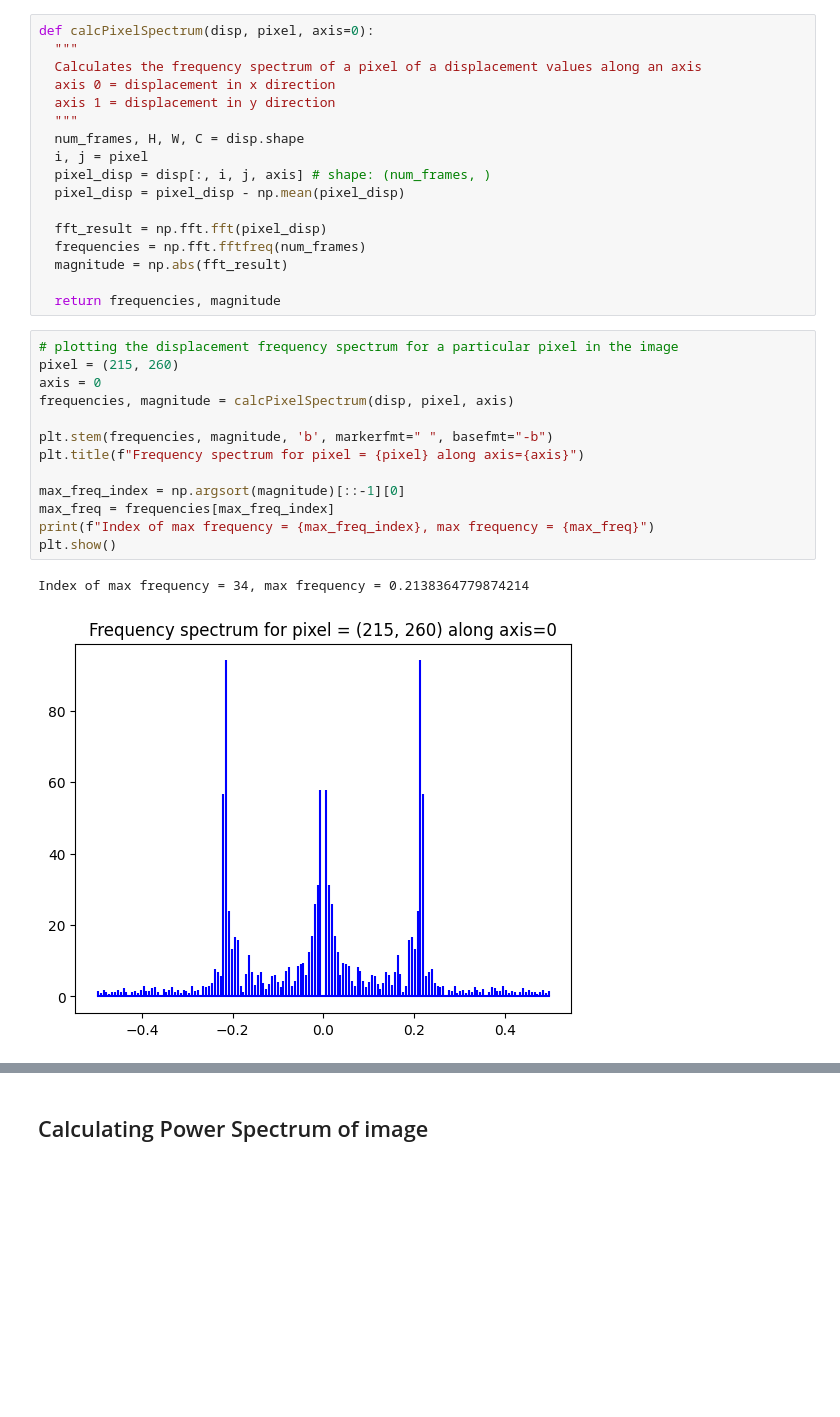
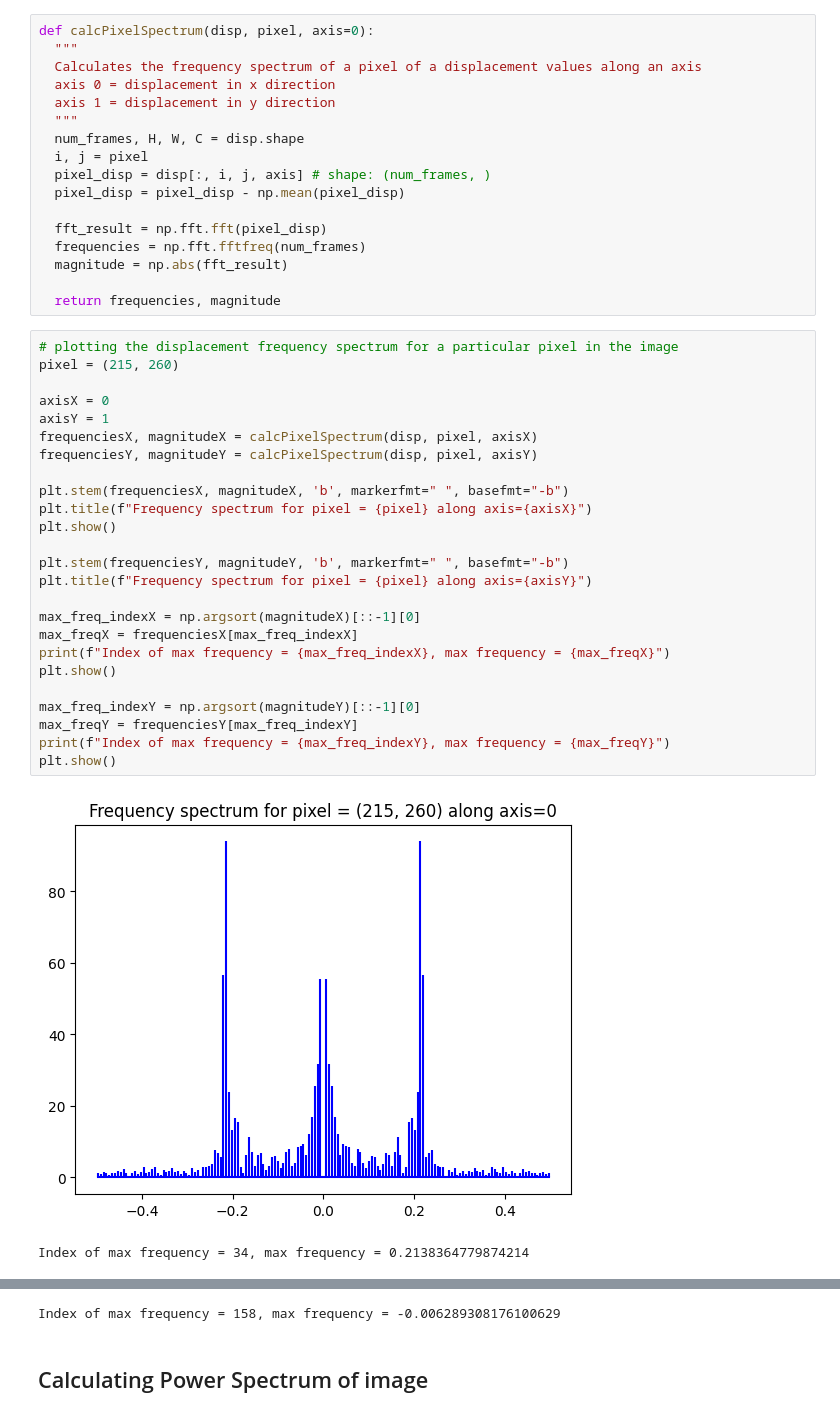
Before and after one commit to akshatsanghvi211103/DIP_Project, a Jupyter notebook: modal_analysis.ipynb, the cells around one changed output, grey strips where cells are left out. Drawn from its saved outputs; the diff is of its cells as text; blank space fills up the shorter version.

```diff
--- a/modal_analysis.ipynb
+++ b/modal_analysis.ipynb
@@ -193,16 +195,28 @@ def calcPixelSpectrum(disp, pixel, axis=0):
 # %%
 # plotting the displacement frequency spectrum for a particular pixel in the image
 pixel = (215, 260)
-axis = 0
-frequencies, magnitude = calcPixelSpectrum(disp, pixel, axis)
 
-plt.stem(frequencies, magnitude, 'b', markerfmt=" ", basefmt="-b")
-plt.title(f"Frequency spectrum for pixel = {pixel} along axis={axis}")
+axisX = 0
+axisY = 1
+frequenciesX, magnitudeX = calcPixelSpectrum(disp, pixel, axisX)
+frequenciesY, magnitudeY = calcPixelSpectrum(disp, pixel, axisY)
 
-max_freq_index = np.argsort(magnitude)[::-1][0]
-max_freq = frequencies[max_freq_index]
-print(f"Index of max frequency = {max_freq_index}, max frequency = {max_freq}")
+plt.stem(frequenciesX, magnitudeX, 'b', markerfmt=" ", basefmt="-b")
+plt.title(f"Frequency spectrum for pixel = {pixel} along axis={axisX}")
 plt.show()
+
+plt.stem(frequenciesY, magnitudeY, 'b', markerfmt=" ", basefmt="-b")
+plt.title(f"Frequency spectrum for pixel = {pixel} along axis={axisY}")
+
+max_freq_indexX = np.argsort(magnitudeX)[::-1][0]
+max_freqX = frequenciesX[max_freq_indexX]
+print(f"Index of max frequency = {max_freq_indexX}, max frequency = {max_freqX}")
+plt.show()
+
+max_freq_indexY = np.argsort(magnitudeY)[::-1][0]
+max_freqY = frequenciesY[max_freq_indexY]
+print(f"Index of max frequency = {max_freq_indexY}, max frequency = {max_freqY}")
+plt.show()
 # %% [output]
+[figure, new version]
 Index of max frequency = 34, max frequency = 0.2138364779874214
-[figure, old version]
@@ -209,3 +224,4 @@ Index of max frequency = 34, max frequency = 0.2138364779874214
+Index of max frequency = 158, max frequency = -0.006289308176100629
 # %% [markdown]
 ## Calculating Power Spectrum of image
 # %%
```
Also changed, not shown: parts of 23 cells of this notebook, 1 other file.
